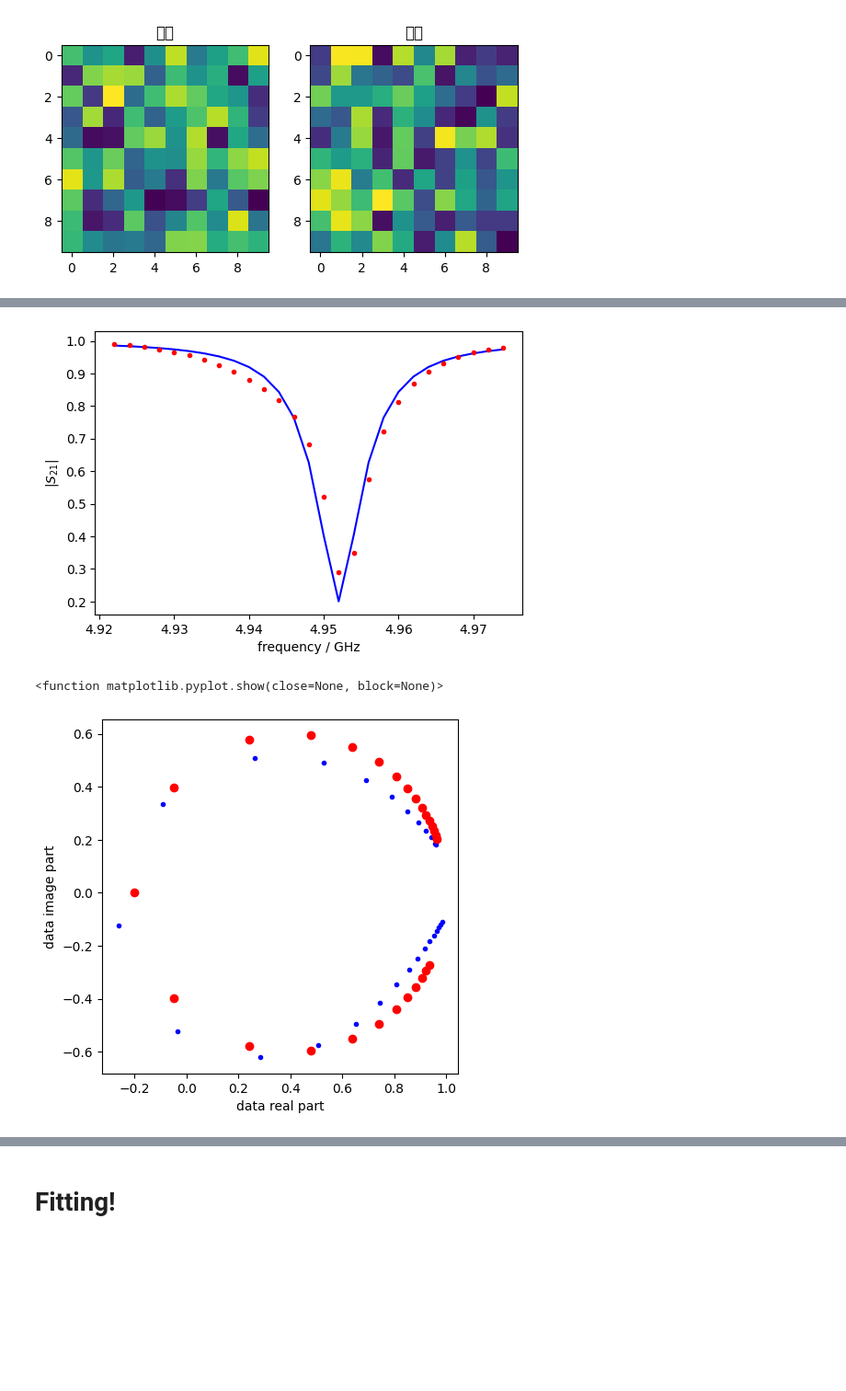
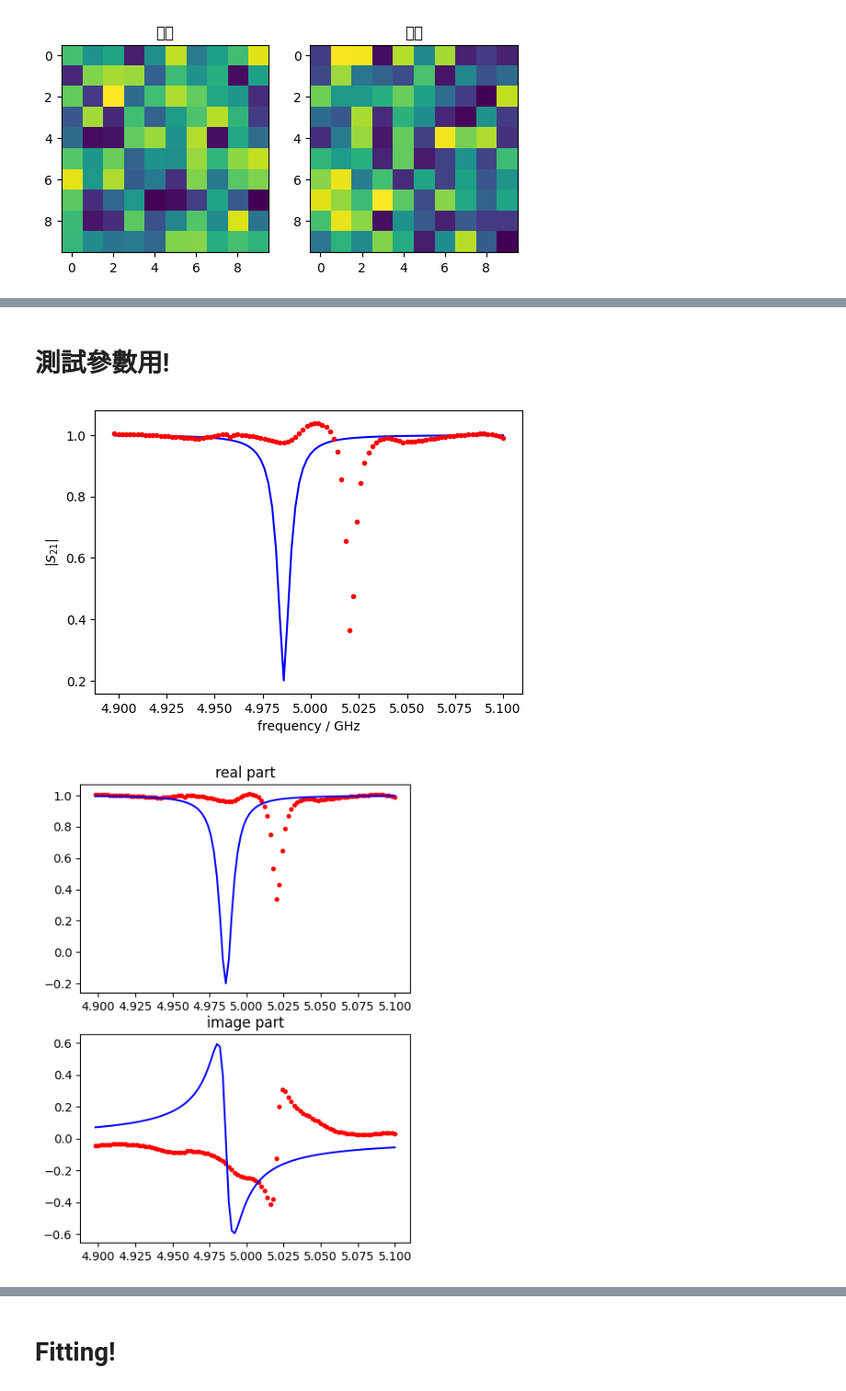
Before and after one commit to Nick1467/Mirror, a Jupyter notebook: quick_scale.ipynb, the cells around one changed output, grey strips where cells are left out. Shown at 92% size. Cells and saved outputs as stored; diff of their text form; code cells hidden in the pictures; blank space fills up the shorter version.

```diff
--- a/quick_scale.ipynb
+++ b/quick_scale.ipynb
@@ -71,21 +72,30 @@ def get_fslice(info, frange):
                  int( (frange[1] - f0) // step + 1)) , frq
 
 
-screen , frq= get_fslice(info, [4.925e+9,4.975e+9])  #3.5e+9,6e+9
-trace_no = 100
+screen , frq= get_fslice(info, [4.9e+9,5.1e+9])  #3.5e+9,6e+9
+trace_no = 102
 
 #screen = slice(None)
 s = data_0.shape
 print(s)
 
-plt.figure(figsize= (6,4))
+
+plt.figure(figsize= (7,6))
+
+plt.subplot(211)
 #Vmax = np.maximum(abs(data[:, trace_no]), 0.3)
 plt.plot(frq[screen]/1e+9, abs( data[:, trace_no:trace_no+1])[screen], 'r .')
 #plt.ylim(0,0.08)
 plt.xlabel( 'frequency / GHz')
 plt.ylabel('$|S_{21}|$')
 #plt.title(f'Trace No.{trace_no}')
-plt.show()
+plt.subplot(223)
+plt.plot(frq[screen]/1e+9, np.real(data[:, trace_no:trace_no+1])[screen],'bo')
+plt.subplot(224)
+plt.plot(frq[screen]/1e+9, np.imag(data[:, trace_no:trace_no+1])[screen],'bo')
+plt.xlabel('data real part')
+plt.ylabel('data image part')
+plt.title
 
 extent = [ -2, 2, min(frq[screen]/1e+9), max(frq[screen]/1e+9)]
 
@@ -93,17 +103,9 @@ fig, ax = plt.subplots(figsize=(6, 4))
 #plt.imshow(abs(data_0), cmap='coolwarm', aspect='auto',)
 im = ax.imshow(abs(data[:,trace_no-10:trace_no+10 ])[screen], cmap='coolwarm', aspect='auto', extent = extent)
 plt.colorbar(im).set_label(info['VNA - trace'] )
-
 plt.xlabel('current /mA')
 plt.ylabel('freq. (GHz)')
 plt.title(r'$|S_{21}|$')
 plt.show()
-
-plt.figure(figsize=(5,5))
-plt.plot(np.real(data[:, trace_no:trace_no+1])[screen], np.imag(data[:, trace_no:trace_no+1])[screen],'bo')
-plt.xlabel('data real part')
-plt.ylabel('data image part')
-plt.title
-plt.show
 # %% [output]
 (3001, 301)
@@ -114,32 +114,37 @@ plt.show
+# %% [markdown]
+# 測試參數用!
 # %%
 def s11_ttest( omega, omega_m, alpha, kappa):
     Gamma = (alpha + kappa )/ 2
     s11 =( 1 - (kappa / (Gamma - 1j*(omega - omega_m))))
     return (s11)
 
 omega = frq[screen]/1e+9
-omega_m = 4.952
+omega_m = 4.986
 alpha = 0.0042
 kappa = 0.0063
+#test = s11_ttest( 2*np.pi*omega, 2*np.pi*omega_m, 2*np.pi*alpha, 2*np.pi*kappa)
 test = s11_ttest( omega, omega_m, alpha, kappa)
 
 plt.figure(figsize= (6,4))
 
 plt.plot(frq[screen]/1e+9, (abs(test)), 'b-')
 plt.plot(frq[screen]/1e+9, (abs( data[:, trace_no:trace_no+1])[screen]), 'r .')
 plt.xlabel( 'frequency / GHz')
 plt.ylabel('$|S_{21}|$')
 plt.show()
 
 
-plt.figure(figsize=(5,5))
-plt.plot(np.real(data[:, trace_no:trace_no+1])[screen], np.imag(data[:, trace_no:trace_no+1])[screen],'b.')
-plt.plot(np.real(test), np.imag(test),'ro')
-plt.xlabel('data real part')
-plt.ylabel('data image part')
-plt.title
-plt.show
+plt.figure(figsize=(5,7))
+plt.subplot(211)
+plt.plot(frq[screen]/1e+9, np.real( data[:, trace_no:trace_no+1])[screen], 'r .')
+plt.plot(frq[screen]/1e+9, np.real(test), 'b-')
+plt.title('real part')
+plt.subplot(212)
+plt.plot(frq[screen]/1e+9, np.imag( data[:, trace_no:trace_no+1])[screen], 'r .')
+plt.plot(frq[screen]/1e+9, np.imag(test), 'b-')
+plt.title('image part')
+plt.show()
 # %% [output]
-[figure, old version]
+[figure, new version]
-<function matplotlib.pyplot.show(close=None, block=None)>
-[figure, old version]
+[figure, new version]
```
Also changed, not shown: parts of 10 cells of this notebook, 1 other file.
